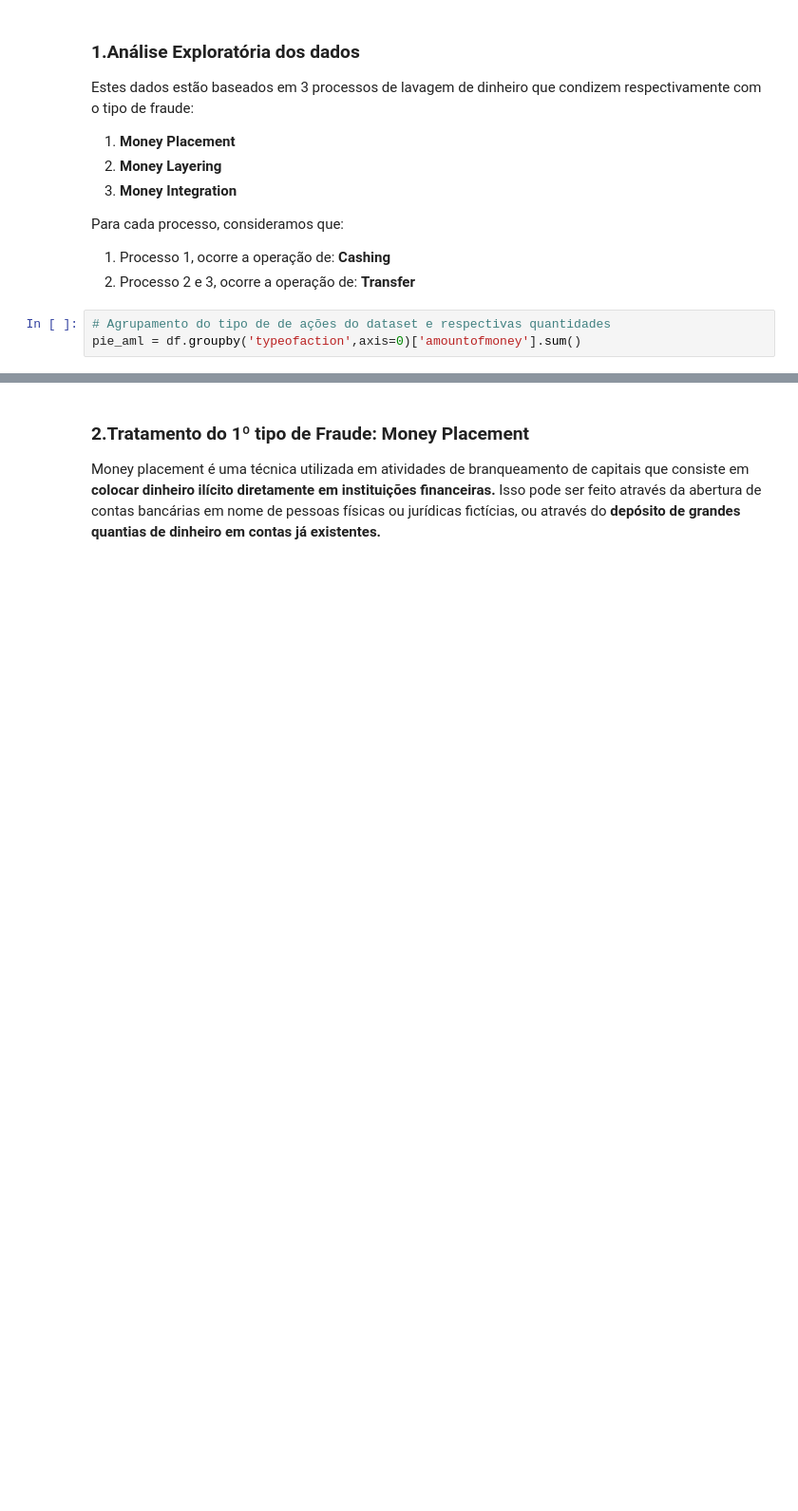
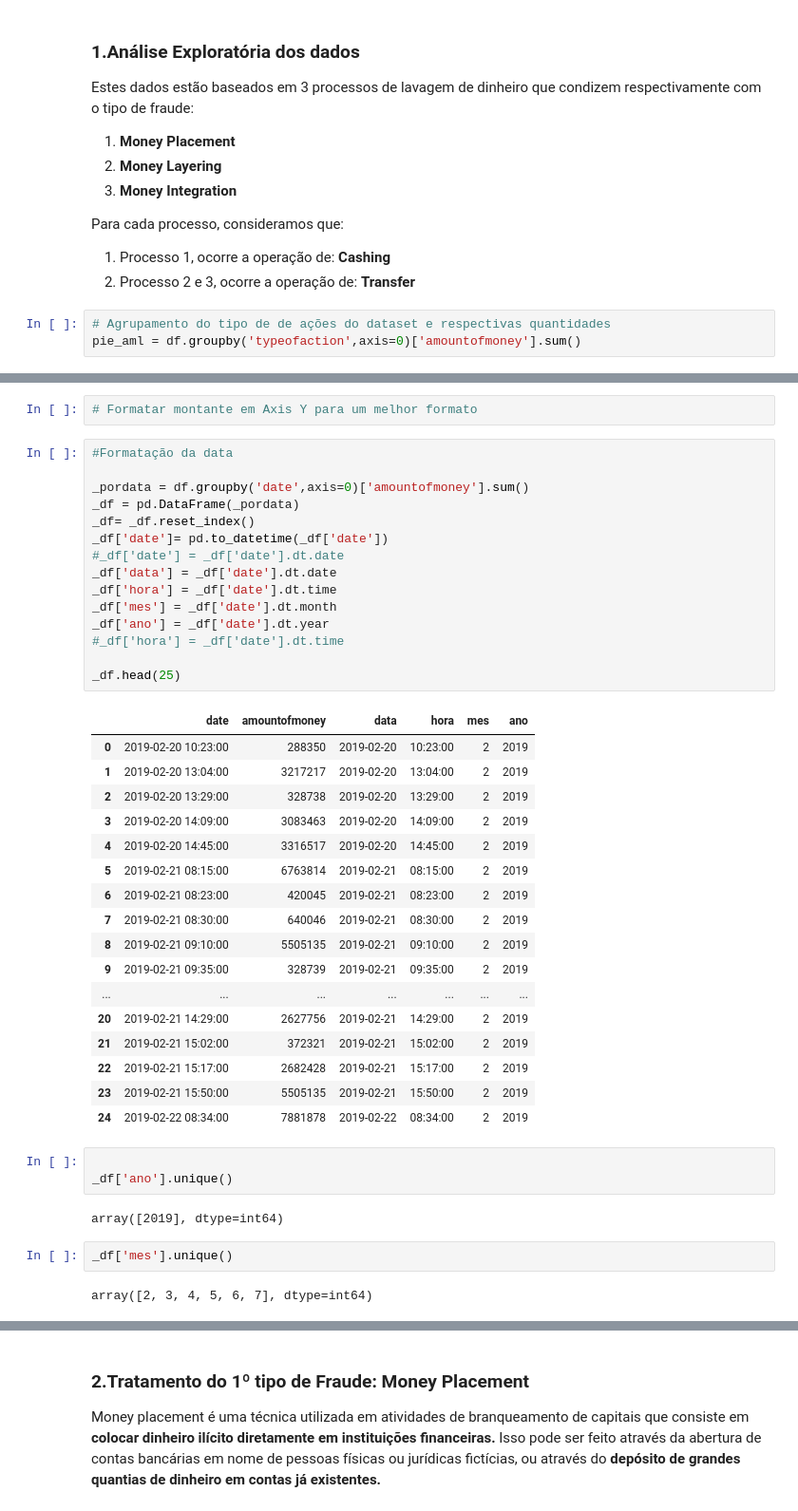
Before and after one commit to kevinTohounke/trabalhoDeConclusaoDeCurso, a Jupyter notebook: Money_laundering.ipynb, the cells around one changed output, grey strips where cells are left out. Shown at 95% size. Drawn from its saved outputs; the diff is of its cells as text; blank space fills up the shorter version.

```diff
--- a/Money_laundering.ipynb
+++ b/Money_laundering.ipynb
@@ -72,0 +114,44 @@ plt.show()
+# %%
+# Formatar montante em Axis Y para um melhor formato
+# %%
+#Formatação da data
+
+_pordata = df.groupby('date',axis=0)['amountofmoney'].sum()
+_df = pd.DataFrame(_pordata)
+_df= _df.reset_index()
+_df['date']= pd.to_datetime(_df['date'])
+#_df['date'] = _df['date'].dt.date
+_df['data'] = _df['date'].dt.date
+_df['hora'] = _df['date'].dt.time
+_df['mes'] = _df['date'].dt.month
+_df['ano'] = _df['date'].dt.year
+#_df['hora'] = _df['date'].dt.time
+
+_df.head(25)
+# %% [output]
+|  | date | amountofmoney | data | hora | mes | ano |
+| 0 | 2019-02-20 10:23:00 | 288350 | 2019-02-20 | 10:23:00 | 2 | 2019 |
+| 1 | 2019-02-20 13:04:00 | 3217217 | 2019-02-20 | 13:04:00 | 2 | 2019 |
+| 2 | 2019-02-20 13:29:00 | 328738 | 2019-02-20 | 13:29:00 | 2 | 2019 |
+| 3 | 2019-02-20 14:09:00 | 3083463 | 2019-02-20 | 14:09:00 | 2 | 2019 |
+| 4 | 2019-02-20 14:45:00 | 3316517 | 2019-02-20 | 14:45:00 | 2 | 2019 |
+| 5 | 2019-02-21 08:15:00 | 6763814 | 2019-02-21 | 08:15:00 | 2 | 2019 |
+| 6 | 2019-02-21 08:23:00 | 420045 | 2019-02-21 | 08:23:00 | 2 | 2019 |
+| 7 | 2019-02-21 08:30:00 | 640046 | 2019-02-21 | 08:30:00 | 2 | 2019 |
+| 8 | 2019-02-21 09:10:00 | 5505135 | 2019-02-21 | 09:10:00 | 2 | 2019 |
+| 9 | 2019-02-21 09:35:00 | 328739 | 2019-02-21 | 09:35:00 | 2 | 2019 |
+| ... | ... | ... | ... | ... | ... | ... |
+| 20 | 2019-02-21 14:29:00 | 2627756 | 2019-02-21 | 14:29:00 | 2 | 2019 |
+| 21 | 2019-02-21 15:02:00 | 372321 | 2019-02-21 | 15:02:00 | 2 | 2019 |
+| 22 | 2019-02-21 15:17:00 | 2682428 | 2019-02-21 | 15:17:00 | 2 | 2019 |
+| 23 | 2019-02-21 15:50:00 | 5505135 | 2019-02-21 | 15:50:00 | 2 | 2019 |
+| 24 | 2019-02-22 08:34:00 | 7881878 | 2019-02-22 | 08:34:00 | 2 | 2019 |
+# %%
+
+_df['ano'].unique()
+# %% [output]
+array([2019], dtype=int64)
+# %%
+_df['mes'].unique()
+# %% [output]
+array([2, 3, 4, 5, 6, 7], dtype=int64)
```
Also changed, not shown: parts of 12 cells of this notebook.
